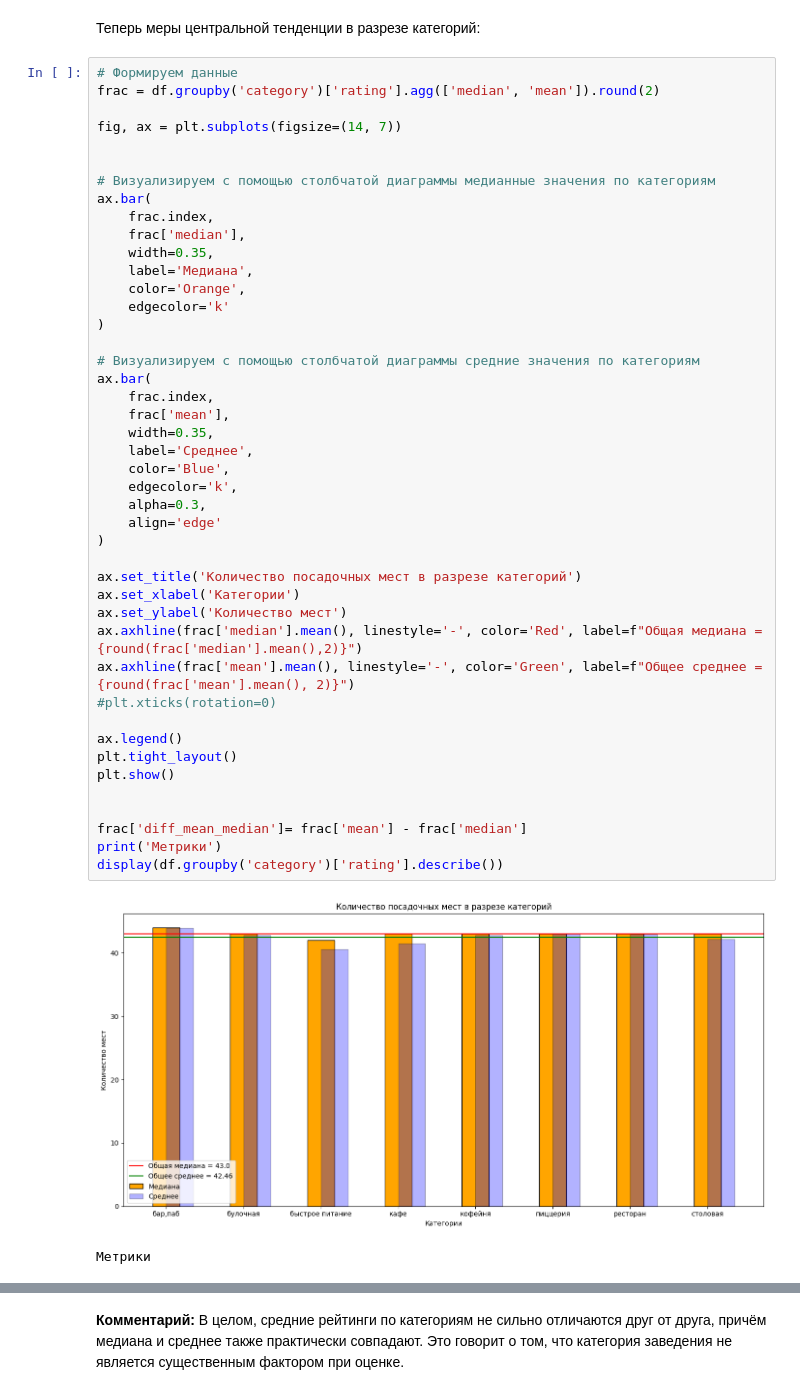
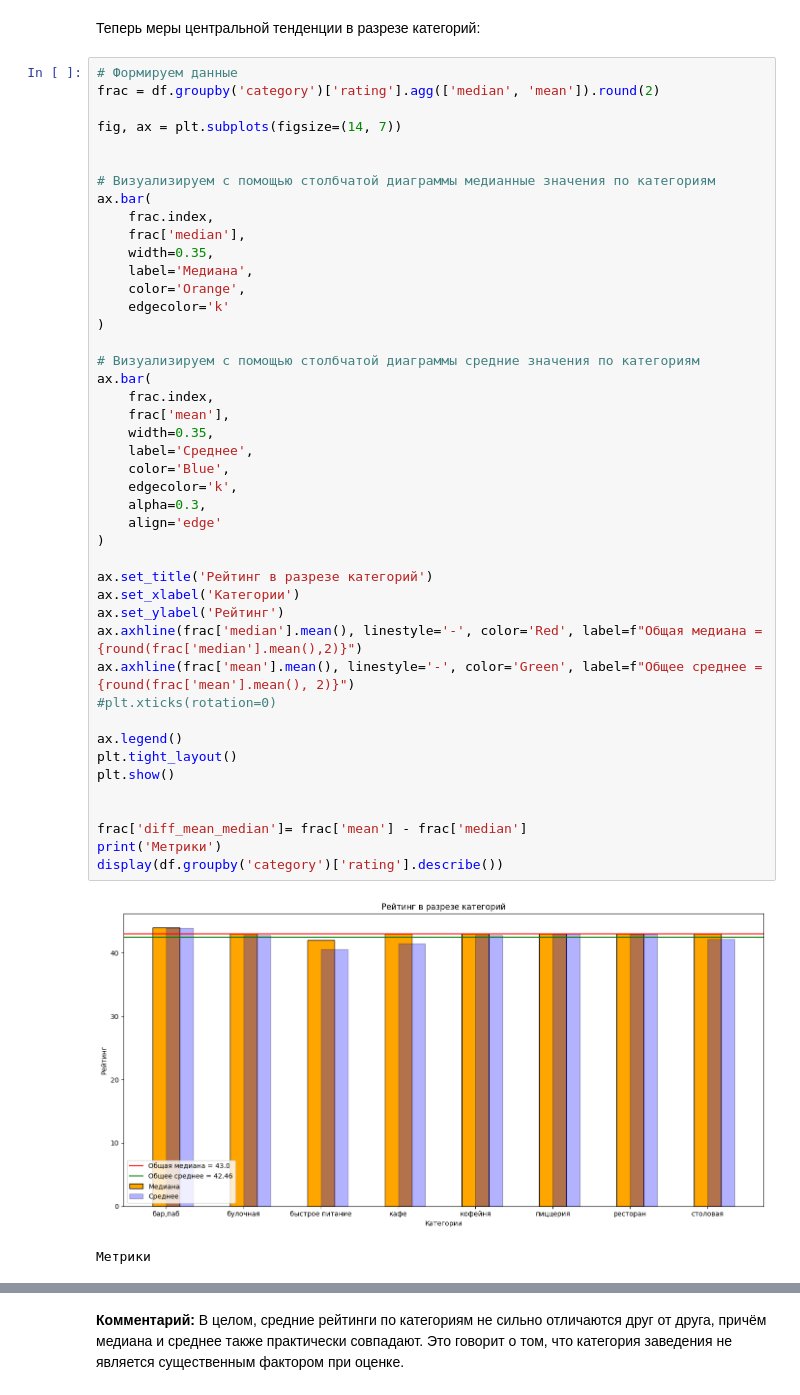
Before and after one commit to achezganov/msk_food_investment_research, a Jupyter notebook: EDA.ipynb, the cells around one changed output, grey strips where cells are left out. Saved outputs shown, nothing was run; the diff lists cells and outputs as text.

```diff
--- a/EDA.ipynb
+++ b/EDA.ipynb
@@ -1226,36 +1226,36 @@ ax.bar(
     color='Orange',
     edgecolor='k'
 )
 
 # Визуализируем с помощью столбчатой диаграммы средние значения по категориям
 ax.bar(
     frac.index,
     frac['mean'],
     width=0.35,
     label='Среднее',
     color='Blue',
     edgecolor='k',
     alpha=0.3,
     align='edge'
 )
 
-ax.set_title('Количество посадочных мест в разрезе категорий')
+ax.set_title('Рейтинг в разрезе категорий')
 ax.set_xlabel('Категории')
-ax.set_ylabel('Количество мест')
+ax.set_ylabel('Рейтинг')
 ax.axhline(frac['median'].mean(), linestyle='-', color='Red', label=f"Общая медиана = {round(frac['median'].mean(),2)}")
 ax.axhline(frac['mean'].mean(), linestyle='-', color='Green', label=f"Общее среднее = {round(frac['mean'].mean(), 2)}")
 #plt.xticks(rotation=0)
 
 ax.legend()
 plt.tight_layout()
 plt.show()
 
 
 frac['diff_mean_median']= frac['mean'] - frac['median']
 print('Метрики')
 display(df.groupby('category')['rating'].describe())
 # %% [output]
-[figure, old version]
+[figure, new version]
 Метрики
 |  | count | mean | std | min | 25% | 50% | 75% | max |
 | category |  |  |  |  |  |  |  |  |
```
Also changed, not shown: parts of 2 cells of this notebook.
